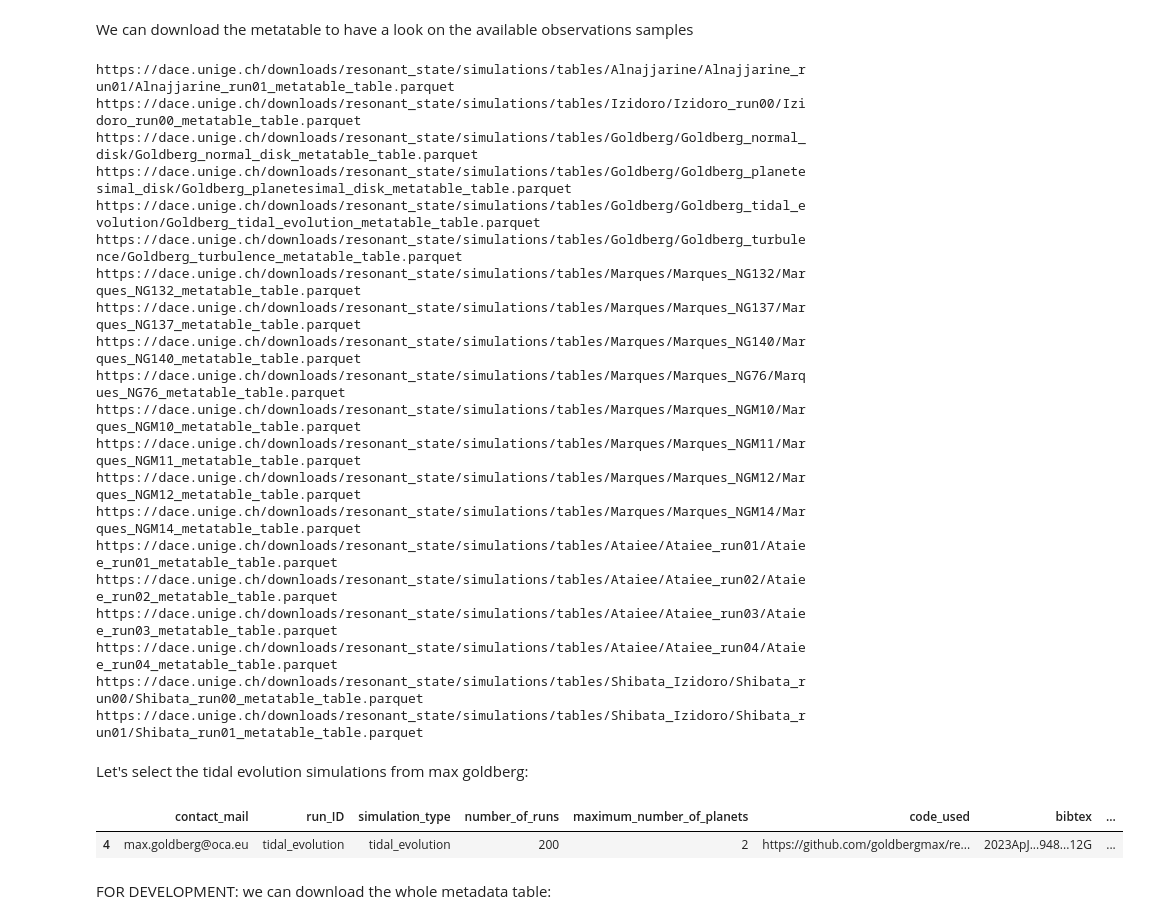
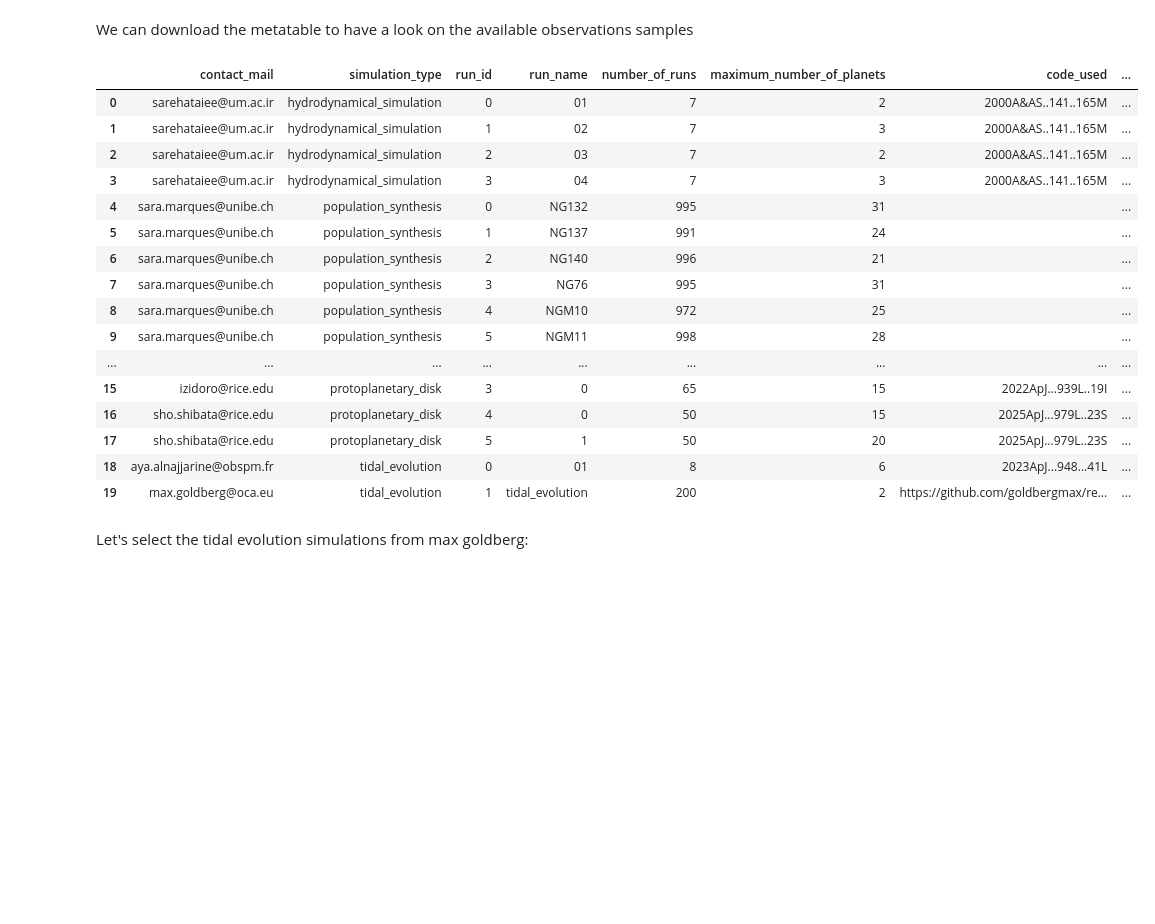
Before and after one commit to adleleu/resonantstate_nb, a Jupyter notebook: notebook_simulations.ipynb, the cells around one changed output. Drawn from its saved outputs; the diff is of its cells as text; code cells hidden in the pictures; blank space fills up the shorter version.

```diff
--- a/notebook_simulations.ipynb
+++ b/notebook_simulations.ipynb
@@ -19,39 +14,28 @@ from src.ResonantState.data_download import get_metadata_summary_simulations, _g
 # %% [markdown]
 We can download the metatable to have a look on the available observations samples
-# %%
-dataframe_summary_simulations = get_metadata_summary_simulations()
-for url in dataframe_summary_simulations.iloc[:, -1]:
-    print(url)
-# %% [output]
-https://dace.unige.ch/downloads/resonant_state/simulations/tables/Alnajjarine/Alnajjarine_run01/Alnajjarine_run01_metatable_table.parquet
-https://dace.unige.ch/downloads/resonant_state/simulations/tables/Izidoro/Izidoro_run00/Izidoro_run00_metatable_table.parquet
-https://dace.unige.ch/downloads/resonant_state/simulations/tables/Goldberg/Goldberg_normal_disk/Goldberg_normal_disk_metatable_table.parquet
-https://dace.unige.ch/downloads/resonant_state/simulations/tables/Goldberg/Goldberg_planetesimal_disk/Goldberg_planetesimal_disk_metatable_table.parquet
-https://dace.unige.ch/downloads/resonant_state/simulations/tables/Goldberg/Goldberg_tidal_evolution/Goldberg_tidal_evolution_metatable_table.parquet
-https://dace.unige.ch/downloads/resonant_state/simulations/tables/Goldberg/Goldberg_turbulence/Goldberg_turbulence_metatable_table.parquet
-https://dace.unige.ch/downloads/resonant_state/simulations/tables/Marques/Marques_NG132/Marques_NG132_metatable_table.parquet
-https://dace.unige.ch/downloads/resonant_state/simulations/tables/Marques/Marques_NG137/Marques_NG137_metatable_table.parquet
-https://dace.unige.ch/downloads/resonant_state/simulations/tables/Marques/Marques_NG140/Marques_NG140_metatable_table.parquet
-https://dace.unige.ch/downloads/resonant_state/simulations/tables/Marques/Marques_NG76/Marques_NG76_metatable_table.parquet
-https://dace.unige.ch/downloads/resonant_state/simulations/tables/Marques/Marques_NGM10/Marques_NGM10_metatable_table.parquet
-https://dace.unige.ch/downloads/resonant_state/simulations/tables/Marques/Marques_NGM11/Marques_NGM11_metatable_table.parquet
-https://dace.unige.ch/downloads/resonant_state/simulations/tables/Marques/Marques_NGM12/Marques_NGM12_metatable_table.parquet
-https://dace.unige.ch/downloads/resonant_state/simulations/tables/Marques/Marques_NGM14/Marques_NGM14_metatable_table.parquet
-https://dace.unige.ch/downloads/resonant_state/simulations/tables/Ataiee/Ataiee_run01/Ataiee_run01_metatable_table.parquet
-https://dace.unige.ch/downloads/resonant_state/simulations/tables/Ataiee/Ataiee_run02/Ataiee_run02_metatable_table.parquet
-https://dace.unige.ch/downloads/resonant_state/simulations/tables/Ataiee/Ataiee_run03/Ataiee_run03_metatable_table.parquet
-https://dace.unige.ch/downloads/resonant_state/simulations/tables/Ataiee/Ataiee_run04/Ataiee_run04_metatable_table.parquet
-https://dace.unige.ch/downloads/resonant_state/simulations/tables/Shibata_Izidoro/Shibata_run00/Shibata_run00_metatable_table.parquet
-https://dace.unige.ch/downloads/resonant_state/simulations/tables/Shibata_Izidoro/Shibata_run01/Shibata_run01_metatable_table.parquet
+# %%
+dataframe_summary_simulations = get_metadata_simulations()
+dataframe_summary_simulations
+# %% [output]
+|  | contact_mail | simulation_type | run_id | run_name | number_of_runs | maximum_number_of_planets | code_used | ... |
+| 0 | sarehataiee@um.ac.ir | hydrodynamical_simulation | 0 | 01 | 7 | 2 | 2000A&AS..141..165M | ... |
+| 1 | sarehataiee@um.ac.ir | hydrodynamical_simulation | 1 | 02 | 7 | 3 | 2000A&AS..141..165M | ... |
+| 2 | sarehataiee@um.ac.ir | hydrodynamical_simulation | 2 | 03 | 7 | 2 | 2000A&AS..141..165M | ... |
+| 3 | sarehataiee@um.ac.ir | hydrodynamical_simulation | 3 | 04 | 7 | 3 | 2000A&AS..141..165M | ... |
+| 4 | sara.marques@unibe.ch | population_synthesis | 0 | NG132 | 995 | 31 |  | ... |
+| 5 | sara.marques@unibe.ch | population_synthesis | 1 | NG137 | 991 | 24 |  | ... |
+| 6 | sara.marques@unibe.ch | population_synthesis | 2 | NG140 | 996 | 21 |  | ... |
+| 7 | sara.marques@unibe.ch | population_synthesis | 3 | NG76 | 995 | 31 |  | ... |
+| 8 | sara.marques@unibe.ch | population_synthesis | 4 | NGM10 | 972 | 25 |  | ... |
+| 9 | sara.marques@unibe.ch | population_synthesis | 5 | NGM11 | 998 | 28 |  | ... |
+| ... | ... | ... | ... | ... | ... | ... | ... | ... |
+| 15 | izidoro@rice.edu | protoplanetary_disk | 3 | 0 | 65 | 15 | 2022ApJ...939L..19I | ... |
+| 16 | sho.shibata@rice.edu | protoplanetary_disk | 4 | 0 | 50 | 15 | 2025ApJ...979L..23S | ... |
+| 17 | sho.shibata@rice.edu | protoplanetary_disk | 5 | 1 | 50 | 20 | 2025ApJ...979L..23S | ... |
+| 18 | aya.alnajjarine@obspm.fr | tidal_evolution | 0 | 01 | 8 | 6 | 2023ApJ...948...41L | ... |
+| 19 | max.goldberg@oca.eu | tidal_evolution | 1 | tidal_evolution | 200 | 2 | https://github.com/goldbergmax/re... | ... |
 # %% [markdown]
 Let's select the tidal evolution simulations from max goldberg:
 # %%
 dataframe_tidal_evolution = dataframe_summary_simulations[dataframe_summary_simulations['simulation_type'] == 'tidal_evolution']
 dataframe_tidal_evolution_mg = dataframe_tidal_evolution[dataframe_tidal_evolution["contact_mail"] == "max.goldberg@oca.eu"]
-dataframe_tidal_evolution_mg
-# %% [output]
-|  | contact_mail | run_ID | simulation_type | number_of_runs | maximum_number_of_planets | code_used | bibtex | ... |
-| 4 | max.goldberg@oca.eu | tidal_evolution | tidal_evolution | 200 | 2 | https://github.com/goldbergmax/re... | 2023ApJ...948...12G | ... |
-# %% [markdown]
-FOR DEVELOPMENT:
-we can download the whole metadata table:
```
Also changed, not shown: parts of 12 cells of this notebook, 1 other file.
